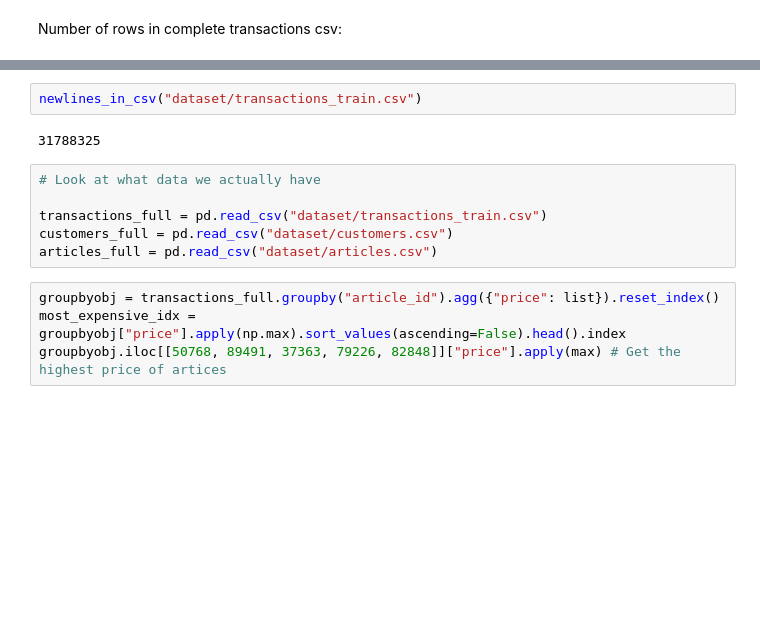
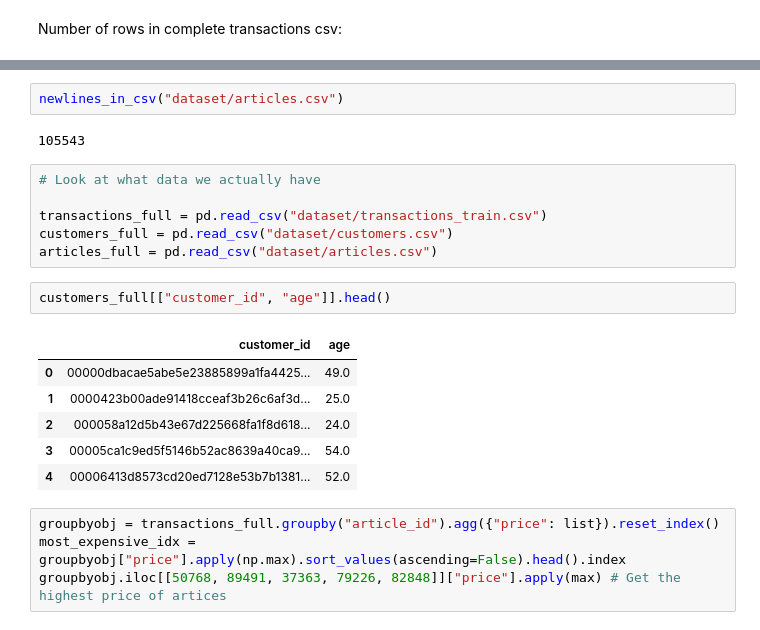
Before and after one commit to frederni/TMA4500-IndMat, a Jupyter notebook: explore_data.ipynb, the cells around one changed output, grey strips where cells are left out. Cells and saved outputs as stored; diff of their text form; blank space fills up the shorter version.

```diff
--- a/explore_data.ipynb
+++ b/explore_data.ipynb
@@ -111,13 +123,22 @@ Number of rows in complete transactions csv:
 # %%
-newlines_in_csv("dataset/transactions_train.csv")
+newlines_in_csv("dataset/articles.csv")
 # %% [output]
-31788325
+105543
 # %%
 # Look at what data we actually have
 
 transactions_full = pd.read_csv("dataset/transactions_train.csv")
 customers_full = pd.read_csv("dataset/customers.csv")
 articles_full = pd.read_csv("dataset/articles.csv")
+# %%
+customers_full[["customer_id", "age"]].head()
+# %% [output]
+|  | customer_id | age |
+| 0 | 00000dbacae5abe5e23885899a1fa4425... | 49.0 |
+| 1 | 0000423b00ade91418cceaf3b26c6af3d... | 25.0 |
+| 2 | 000058a12d5b43e67d225668fa1f8d618... | 24.0 |
+| 3 | 00005ca1c9ed5f5146b52ac8639a40ca9... | 54.0 |
+| 4 | 00006413d8573cd20ed7128e53b7b1381... | 52.0 |
 # %%
 groupbyobj = transactions_full.groupby("article_id").agg({"price": list}).reset_index()
 most_expensive_idx = groupbyobj["price"].apply(np.max).sort_values(ascending=False).head().index
```
Also changed, not shown: parts of 1 cell of this notebook, 2 other files.
